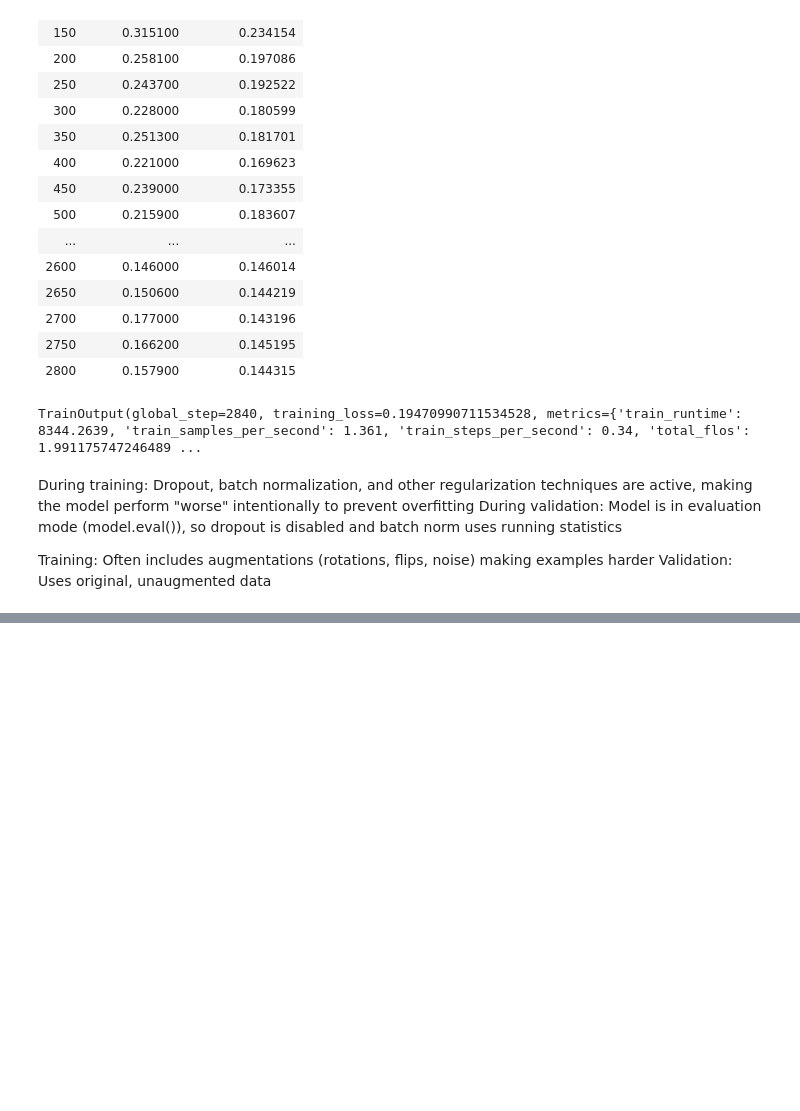
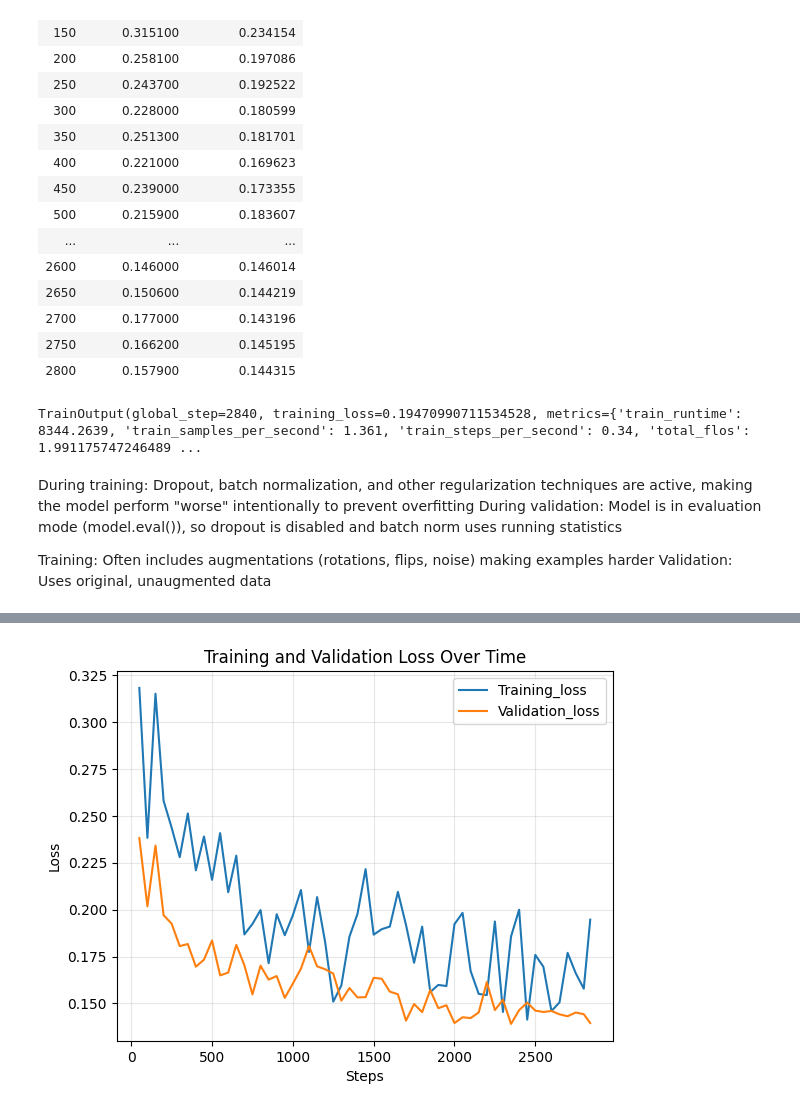
Before and after one commit to ScysData/Image-Segmentation-Project, a Jupyter notebook: SegFormer_image_segmentation.ipynb, the cells around one changed output, grey strips where cells are left out. Cells and saved outputs as stored; diff of their text form; code cells hidden in the pictures; blank space fills up the shorter version.

```diff
--- a/SegFormer_image_segmentation.ipynb
+++ b/SegFormer_image_segmentation.ipynb
@@ -348,0 +363,38 @@ trainer.evaluate()
+# %%
+def plot_training_losses(trainer):
+    """
+    Plot training and validation losses from trainer log history
+    """
+    # Get log history
+    log_history = trainer.state.log_history
+
+    # Extract training losses and steps
+    train_losses = {}
+    train_steps = {}
+
+    # Extract validation losses and steps
+    eval_losses = {}
+    # eval_steps = []
+
+    # Parse log history
+    for entry in log_history:
+        if 'loss' in entry:
+            train_losses[entry['step']] = entry['loss']
+        if 'train_loss' in entry:
+            train_losses[entry['step']] = entry['train_loss']
+
+        if 'eval_loss' in entry:
+            eval_losses[entry['step']]=entry['eval_loss']
+
+    return train_losses, eval_losses
+# %%
+result = pd.DataFrame(plot_training_losses(trainer)).T
+result.columns = ['Training_loss','Validation_loss']
+result.plot()
+plt.xlabel('Steps')
+plt.ylabel('Loss')
+plt.title('Training and Validation Loss Over Time')
+plt.legend()
+plt.grid(True, alpha=0.3)
+# %% [output]
+[figure, added]
```
Also changed, not shown: parts of 4 cells of this notebook.
